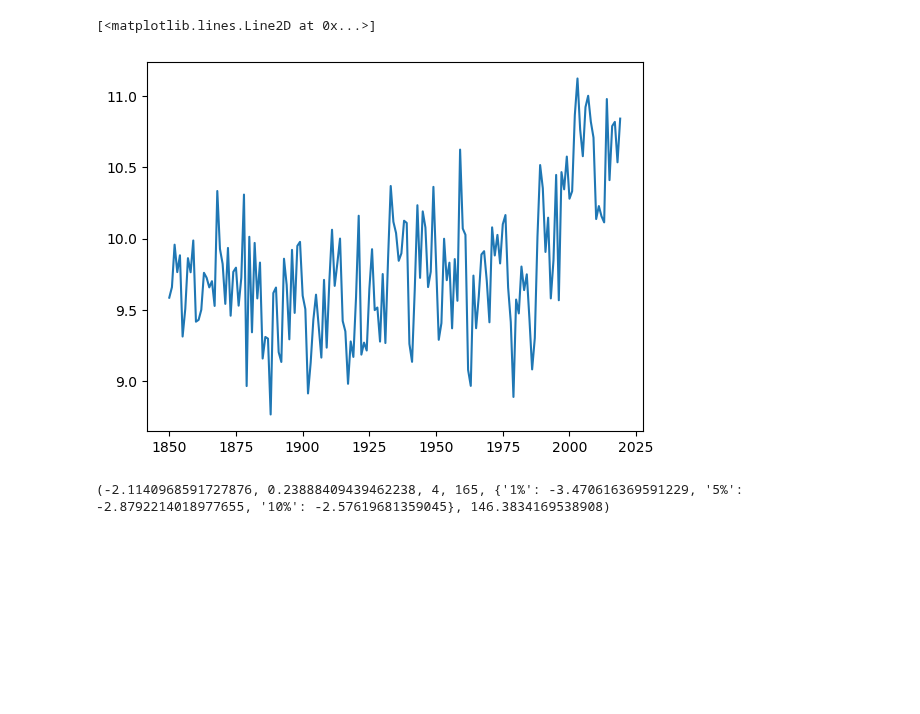
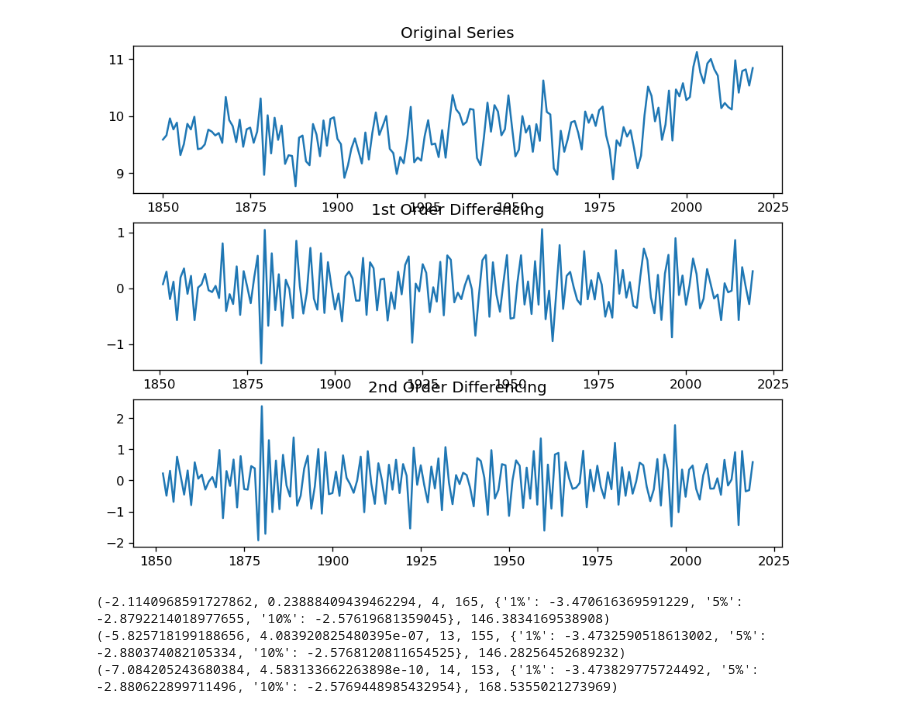
Before and after one commit to SILENT-GUO/MCM_works, a Jupyter notebook: 2020TaskA/data.ipynb, the cells around one changed output. Saved outputs shown, nothing was run; the diff lists cells and outputs as text; code cells hidden in the pictures; blank space fills up the shorter version.

```diff
--- a/2020TaskA/data.ipynb
+++ b/2020TaskA/data.ipynb
@@ -20,18 +22,3 @@ var_data = f[var][:]
 temperature = var_data[:, 34, 0]
 ### change var_data to numpy array
 var_data = var_data[:].data
-# %%
-year_sst = []
-for i in range(0, len(temperature), 12):
-    year_sst.append(np.mean(temperature[i:i+12]))
-plt.plot(np.arange(1850, 2020, 1),year_sst)
-# %% [output]
-[<matplotlib.lines.Line2D at 0x...>]
-[figure, removed]
-# %%
-from statsmodels.tsa.stattools import adfuller
-### do stationarity test
-print(adfuller(year_sst))
-### the result reveals that the data is not stationary
-# %% [output]
-(-2.1140968591727876, 0.23888409439462238, 4, 165, {'1%': -3.470616369591229, '5%': -2.8792214018977655, '10%': -2.57619681359045}, 146.3834169538908)
@@ -38 +28,28 @@ print(adfuller(year_sst))
+# %%
+### take the average temperature in a year
+year_sst = []
+for i in range(0, len(temperature), 12):
+    year_sst.append(np.mean(temperature[i:i+12]))
+df = pd.DataFrame(np.arange(1850, 2020, 1), columns=['year'])
+df['sst'] = year_sst
+### Differencing the year_sst
+df['diff_1'] = df.sst.diff().dropna()
+df['diff_2'] = df.sst.diff().diff().dropna()
+fig, ax = plt.subplots(3, 1)
+ax[0].plot(df['year'], df['sst']);ax[0].set_title('Original Series')
+ax[1].plot(df['year'], df['diff_1']);ax[1].set_title('1st Order Differencing')
+ax[2].plot(df['year'], df['diff_2']);ax[2].set_title('2nd Order Differencing')
+plt.show()
+# %% [output]
+[figure, added]
+# %%
+### then do the stationarity test
+print(adfuller(df['sst']))  # 原始数据
+print(adfuller(df['diff_1'].dropna()))  # 一阶差分
+print(adfuller(df['diff_2'].dropna()))  # 二阶差分
+### the 1st difference data is stationary, hence d = 1 for ARIMA model (1st's result is not good, try d=2)
+# %% [output]
+(-2.1140968591727862, 0.23888409439462294, 4, 165, {'1%': -3.470616369591229, '5%': -2.8792214018977655, '10%': -2.57619681359045}, 146.3834169538908)
+(-5.825718199188656, 4.083920825480395e-07, 13, 155, {'1%': -3.4732590518613002, '5%': -2.880374082105334, '10%': -2.5768120811654525}, 146.28256452689232)
+(-7.084205243680384, 4.583133662263898e-10, 14, 153, {'1%': -3.473829775724492, '5%': -2.880622899711496, '10%': -2.5769448985432954}, 168.5355021273969)
 # %%
```
Also changed, not shown: parts of 12 cells of this notebook.
